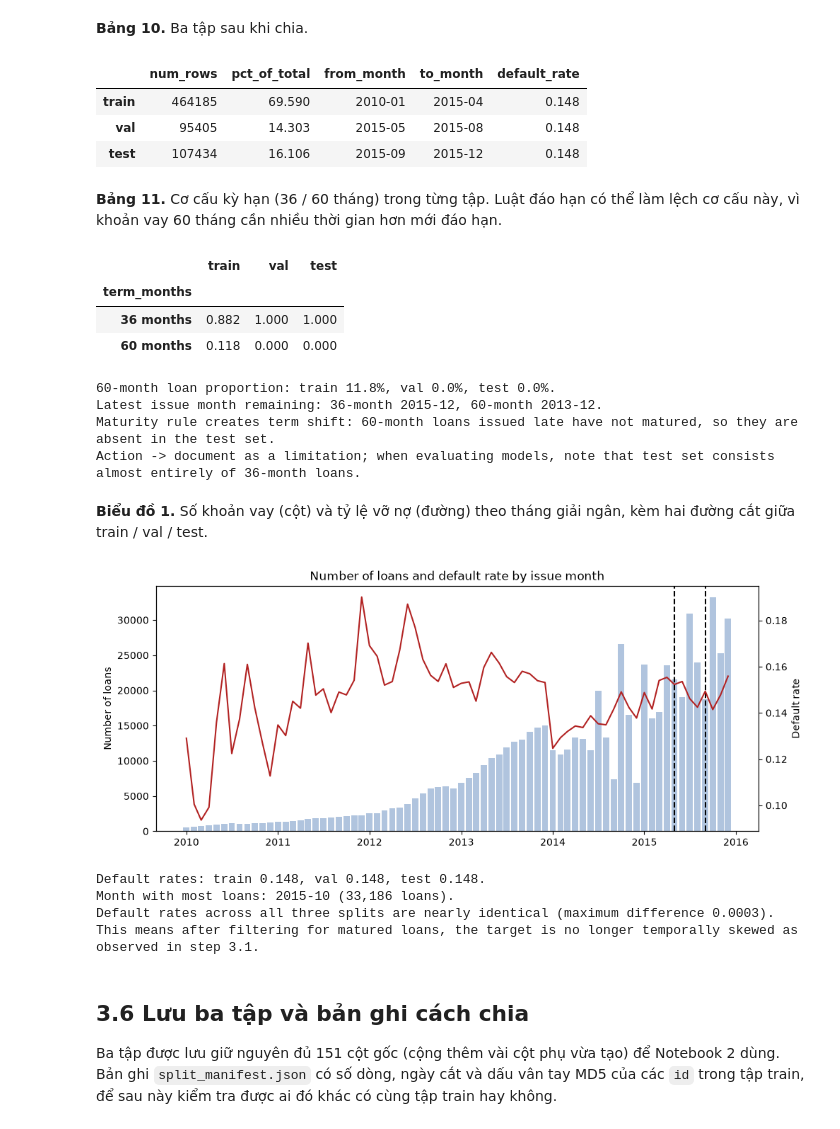
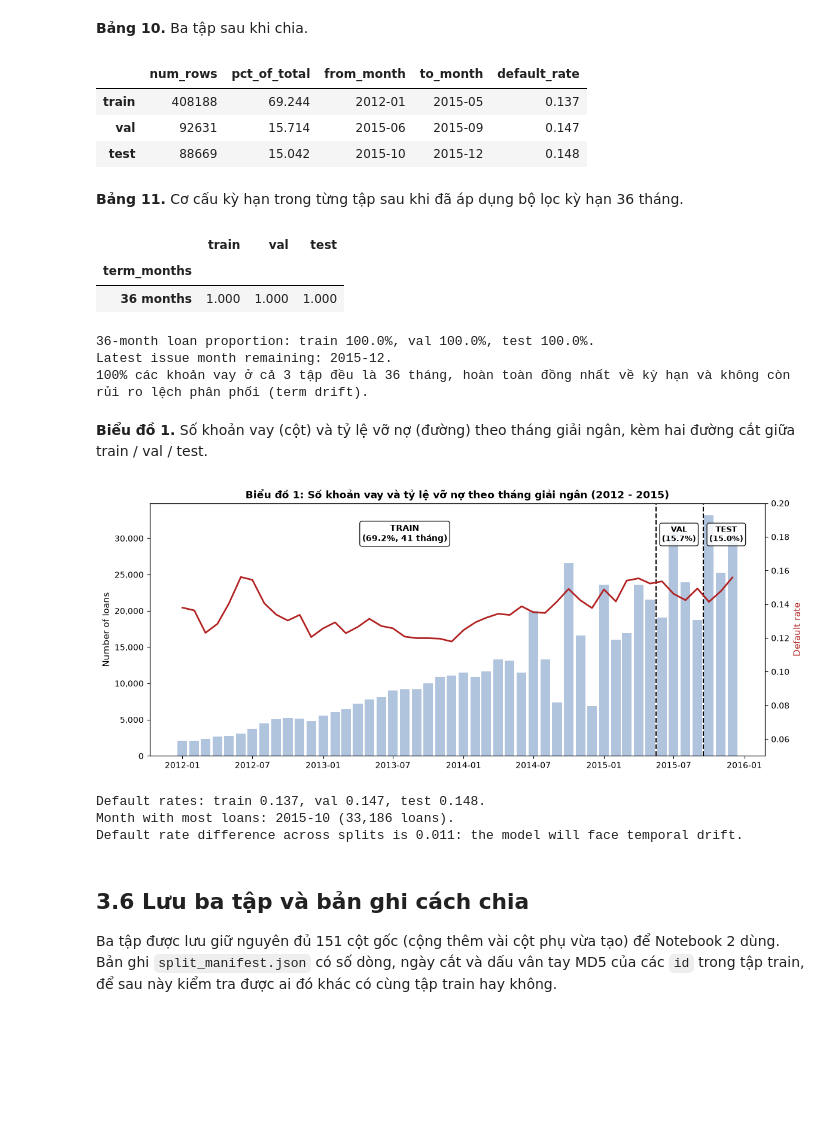
Before and after one commit to Eliza516/Lending-Club-Credit-Scoring, a Jupyter notebook: notebooks/01_hieu_du_lieu_va_chia_tap.ipynb, the cells around one changed output. Cells and saved outputs as stored; diff of their text form; code cells hidden in the pictures; blank space fills up the shorter version.

Commit message:
đổi start year + tern

```diff
--- a/notebooks/01_hieu_du_lieu_va_chia_tap.ipynb
+++ b/notebooks/01_hieu_du_lieu_va_chia_tap.ipynb
@@ -612,8 +667,8 @@ first_year_counts
 # %%
-START_YEAR = 2010
+START_YEAR = 2012
 before = labelled_per_year[labelled_per_year.index < START_YEAR].sum()
 print(f"Years before {START_YEAR} only have {before:,} labelled loans, accounting for {before / labelled_per_year.sum():.2%} of total.")
 late_columns = (first_years > START_YEAR).sum()
 print(f"There are {late_columns} numeric columns that only have data after {START_YEAR}.")
-print(f"Decision -> start from year {START_YEAR}: discards very little data. Late columns will be addressed in Step 5.")
+print(f"Decision -> start from year {START_YEAR}: discards under 3% of data, avoids filling median for 44 missing credit bureau columns, and aligns default rates closely across train/val/test.")
 # %% [output]
@@ -678,6 +733,7 @@ Ba bộ lọc: có nhãn, từ năm bắt đầu, đã đáo hạn. Bảng cho t
 is_labelled = df_raw["default"].notna()
 from_start_year = df_raw["year"] >= START_YEAR
 is_old_enough = df_raw["matured"]
+is_36_months = df_raw["term_months"] == 36
 # %%
 steps = [
     ("Total raw data", pd.Series(True, index=df_raw.index)),
@@ -698,5 +756,5 @@ filter_table
 # %%
-final_mask = is_labelled & from_start_year & is_old_enough
+final_mask = is_labelled & from_start_year & is_old_enough & is_36_months
 loans = df_raw[final_mask].copy()
 print(f"Project dataset: {len(loans):,} rows ({len(loans) / len(df_raw):.1%} of raw file).")
 print(f"Default rate in this dataset: {loans['default'].mean():.3f}")
@@ -744,11 +802,11 @@ split_table = pd.DataFrame({
 split_table
 # %% [output]
 |  | num_rows | pct_of_total | from_month | to_month | default_rate |
-| train | 464185 | 69.590 | 2010-01 | 2015-04 | 0.148 |
-| val | 95405 | 14.303 | 2015-05 | 2015-08 | 0.148 |
-| test | 107434 | 16.106 | 2015-09 | 2015-12 | 0.148 |
+| train | 408188 | 69.244 | 2012-01 | 2015-05 | 0.137 |
+| val | 92631 | 15.714 | 2015-06 | 2015-09 | 0.147 |
+| test | 88669 | 15.042 | 2015-10 | 2015-12 | 0.148 |
 # %% [markdown]
-**Bảng 11.** Cơ cấu kỳ hạn (36 / 60 tháng) trong từng tập. Luật đáo hạn có thể làm lệch cơ cấu này, vì khoản vay 60 tháng cần nhiều thời gian hơn mới đáo hạn.
+**Bảng 11.** Cơ cấu kỳ hạn trong từng tập sau khi đã áp dụng bộ lọc kỳ hạn 36 tháng.
 # %%
 term_mix = pd.DataFrame({name: x["term_months"].value_counts(normalize=True)
                          for name, x in [("train", train), ("val", val), ("test", test)]}).fillna(0)
@@ -757,41 +815,48 @@ term_mix
 # %% [output]
 |  | train | val | test |
 | term_months |  |  |  |
-| 36 months | 0.882 | 1.000 | 1.000 |
-| 60 months | 0.118 | 0.000 | 0.000 |
+| 36 months | 1.000 | 1.000 | 1.000 |
 # %%
-last_issue_by_term = loans.groupby("term_months")["issue_date"].max()
-share_60 = {name: (x["term_months"] == 60).mean() for name, x in [("train", train), ("val", val), ("test", test)]}
-print(f"60-month loan proportion: train {share_60['train']:.1%}, val {share_60['val']:.1%}, test {share_60['test']:.1%}.")
-print(f"Latest issue month remaining: 36-month {last_issue_by_term[36.0]:%Y-%m}, 60-month {last_issue_by_term[60.0]:%Y-%m}.")
-if share_60["test"] < share_60["train"] - 0.05:
-    print("Maturity rule creates term shift: 60-month loans issued late have not matured, so they are absent in the test set.")
-    print("Action -> document as a limitation; when evaluating models, note that test set consists almost entirely of 36-month loans.")
-else:
-    print("Term structure across splits is not significantly skewed.")
+share_36 = {name: (x["term_months"] == 36).mean() for name, x in [("train", train), ("val", val), ("test", test)]}
+print(f"36-month loan proportion: train {share_36['train']:.1%}, val {share_36['val']:.1%}, test {share_36['test']:.1%}.")
+print(f"Latest issue month remaining: {loans['issue_date'].max():%Y-%m}.")
+print("100% các khoản vay ở cả 3 tập đều là 36 tháng, hoàn toàn đồng nhất về kỳ hạn và không còn rủi ro lệch phân phối (term drift).")
 # %% [output]
-60-month loan proportion: train 11.8%, val 0.0%, test 0.0%.
-Latest issue month remaining: 36-month 2015-12, 60-month 2013-12.
-Maturity rule creates term shift: 60-month loans issued late have not matured, so they are absent in the test set.
-Action -> document as a limitation; when evaluating models, note that test set consists almost entirely of 36-month loans.
+36-month loan proportion: train 100.0%, val 100.0%, test 100.0%.
+Latest issue month remaining: 2015-12.
+100% các khoản vay ở cả 3 tập đều là 36 tháng, hoàn toàn đồng nhất về kỳ hạn và không còn rủi ro lệch phân phối (term drift).
 # %% [markdown]
 **Biểu đồ 1.** Số khoản vay (cột) và tỷ lệ vỡ nợ (đường) theo tháng giải ngân, kèm hai đường cắt giữa train / val / test.
 # %%
 monthly = loans.groupby("issue_date").agg(loan_count=("default", "size"), default_rate=("default", "mean"))
 
-fig, ax1 = plt.subplots(figsize=(11, 4.5))
+fig, ax1 = plt.subplots(figsize=(12, 5))
 ax1.bar(monthly.index, monthly["loan_count"], width=25, color="lightsteelblue")
-ax1.set_ylabel("Number of loans")
+ax1.set_ylabel("Number of loans", fontsize=11)
+ax1.yaxis.set_major_formatter(plt.FuncFormatter(lambda x, p: f"{int(x):,}"))
+
 ax2 = ax1.twinx()
-ax2.plot(monthly.index, monthly["default_rate"], color="firebrick")
-ax2.set_ylabel("Default rate")
-for cut in (CUT_VAL, CUT_TEST):
-    ax1.axvline(cut, color="black", linestyle="--")
-ax1.set_title("Number of loans and default rate by issue month")
+ax2.plot(monthly.index, monthly["default_rate"], color="firebrick", linewidth=2)
+ax2.set_ylabel("Default rate", color="firebrick", fontsize=11)
+ax2.set_ylim(0.05, 0.20)
+
+# Mốc phân cách đặt giữa 2 tháng để không cắt ngang tim cột
+cut_val_edge = CUT_VAL - pd.Timedelta(days=15)
+cut_test_edge = CUT_TEST - pd.Timedelta(days=15)
+
+ax1.axvline(cut_val_edge, color="black", linestyle="--", linewidth=1.5)
+ax1.axvline(cut_test_edge, color="black", linestyle="--", linewidth=1.5)
+
+ax1.text(pd.Timestamp("2013-08-01"), ax1.get_ylim()[1] * 0.85, "TRAIN\n(69.2%, 41 tháng)", ha="center", fontsize=10, fontweight="bold", bbox=dict(boxstyle="round", facecolor="white", alpha=0.85))
+ax1.text(pd.Timestamp("2015-07-15"), ax1.get_ylim()[1] * 0.85, "VAL\n(15.7%)", ha="center", fontsize=9, fontweight="bold", bbox=dict(boxstyle="round", facecolor="white", alpha=0.85))
+ax1.text(pd.Timestamp("2015-11-15"), ax1.get_ylim()[1] * 0.85, "TEST\n(15.0%)", ha="center", fontsize=9, fontweight="bold", bbox=dict(boxstyle="round", facecolor="white", alpha=0.85))
+
+ax1.set_title("Biểu đồ 1: Số khoản vay và tỷ lệ vỡ nợ theo tháng giải ngân (2012 - 2015)", fontsize=12, fontweight="bold")
+plt.tight_layout()
 plt.savefig(FIG_DIR / "01_chia_theo_thoi_gian.png", dpi=150, bbox_inches="tight")
 plt.show()
 # %% [output]
-[figure, old version]
+[figure, new version]
 # %%
 rates = split_table["default_rate"]
 print(f"Default rates: train {rates['train']:.3f}, val {rates['val']:.3f}, test {rates['test']:.3f}.")
@@ -803,10 +868,9 @@ if spread < 0.005:
 else:
     print(f"Default rate difference across splits is {spread:.3f}: the model will face temporal drift.")
 # %% [output]
-Default rates: train 0.148, val 0.148, test 0.148.
+Default rates: train 0.137, val 0.147, test 0.148.
 Month with most loans: 2015-10 (33,186 loans).
-Default rates across all three splits are nearly identical (maximum difference 0.0003).
-This means after filtering for matured loans, the target is no longer temporally skewed as observed in step 3.1.
+Default rate difference across splits is 0.011: the model will face temporal drift.
 # %% [markdown]
 ## 3.6 Lưu ba tập và bản ghi cách chia
 Ba tập được lưu giữ nguyên đủ 151 cột gốc (cộng thêm vài cột phụ vừa tạo) để Notebook 2 dùng. Bản ghi `split_manifest.json` có số dòng, ngày cắt và dấu vân tay MD5 của các `id` trong tập train, để sau này kiểm tra được ai đó khác có cùng tập train hay không.
```
Also changed, not shown: parts of 9 cells of this notebook, 4 other files.
